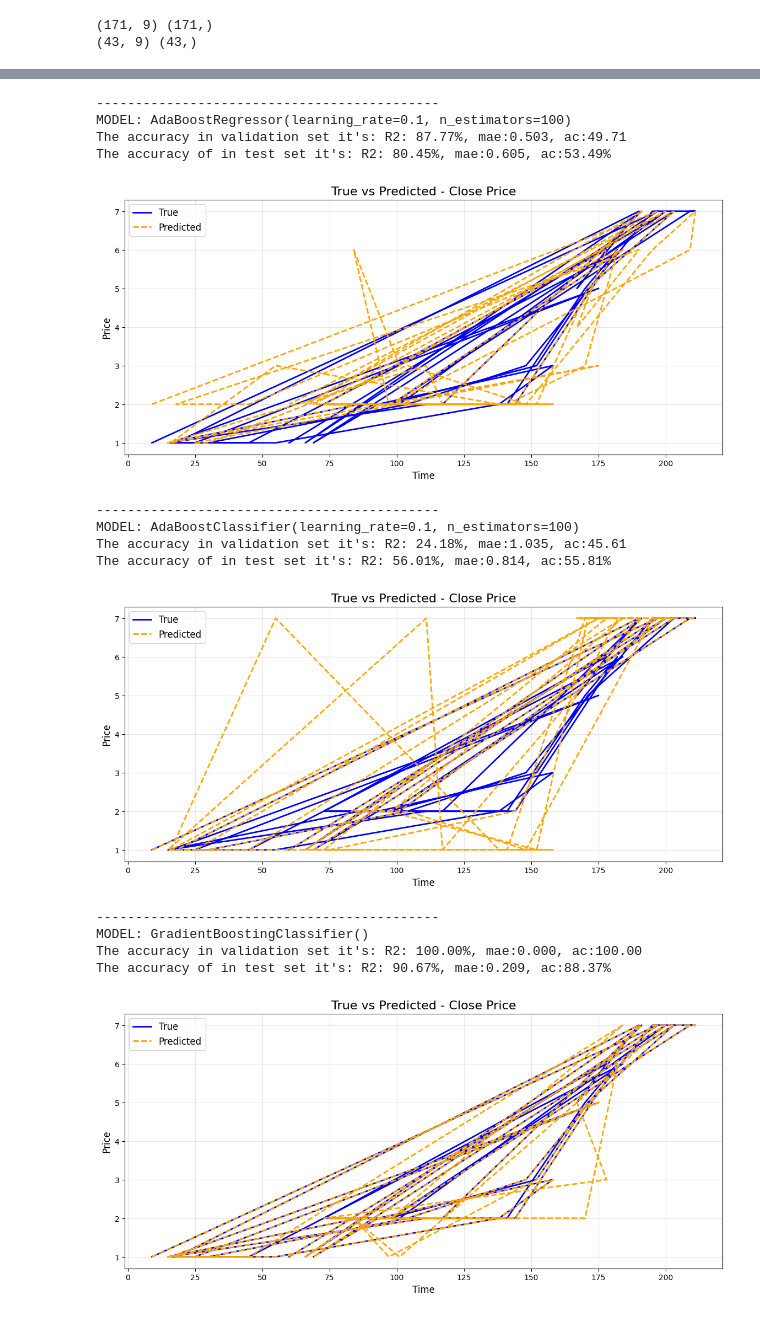
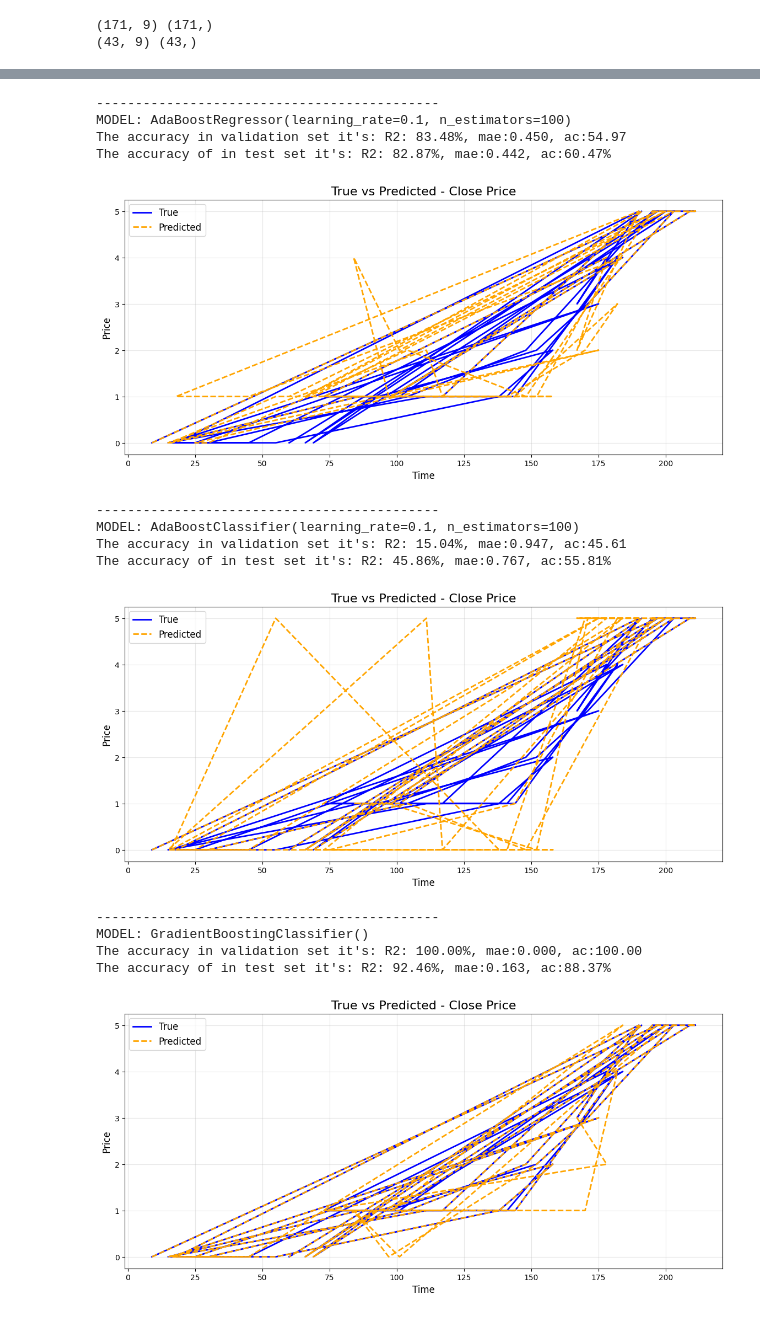
Before and after one commit to tevoshw/machine-learning, a Jupyter notebook: src/projects/project 18 (glass types)/eda_model.ipynb, the cells around one changed output, grey strips where cells are left out. Saved outputs shown, nothing was run; the diff lists cells and outputs as text; code cells hidden in the pictures.

Commit message:
add XGBoost and LightGBM models, and add a logic to get the better model

```diff
--- a/src/projects/project 18 (glass types)/eda_model.ipynb
+++ b/src/projects/project 18 (glass types)/eda_model.ipynb
@@ -73,6 +73,12 @@ dtype: float64
 X = df.drop('Type', axis = 1)
 y = df['Type']
 
+from sklearn.preprocessing import LabelEncoder
+
+encoder = LabelEncoder()
+y = encoder.fit_transform(y)
+y = pd.Series(y)
+
 print(X,y )
 # %% [output]
           RI     Na    Mg    Al     Si     K    Ca    Ba   Fe
@@ -116,13 +122,24 @@ df.describe()
 # %%
 from sklearn.preprocessing import StandardScaler
 from sklearn.ensemble import AdaBoostRegressor, AdaBoostClassifier, GradientBoostingClassifier, GradientBoostingRegressor
+from xgboost import XGBClassifier, XGBRegressor
+from lightgbm import LGBMClassifier, LGBMRegressor
 from sklearn.pipeline import Pipeline
 from sklearn.metrics import r2_score, mean_absolute_error, accuracy_score
+from sklearn import set_config
 import matplotlib.pyplot as plt
 import numpy as np
 
-models = [AdaBoostRegressor(n_estimators = 100, learning_rate = 0.1), AdaBoostClassifier(n_estimators = 100, learning_rate = 0.1), GradientBoostingClassifier(n_estimators = 100, learning_rate = 0.1), GradientBoostingRegressor(n_estimators = 100, learning_rate = 0.1)]
+set_config(transform_output="pandas")
+
+models = [AdaBoostRegressor(n_estimators = 100, learning_rate = 0.1), AdaBoostClassifier(n_estimators = 100, learning_rate = 0.1),
+ GradientBoostingClassifier(n_estimators = 100, learning_rate = 0.1), GradientBoostingRegressor(n_estimators = 100, learning_rate = 0.1),
+ XGBClassifier(n_estimators = 100, learning_rate = 0.1), XGBRegressor(n_estimators = 100, learning_rate = 0.1),
+ LGBMClassifier(n_estimators = 100, learning_rate = 0.1), LGBMRegressor(n_estimators = 100, learning_rate = 0.1)
+]
 # %%
+accuracys = []
+
 for model in models:
         print('--------------------------------------------')
         print(f"MODEL: {model}")
@@ -138,45 +155,49 @@ for model in models:
 
         # SEE THE ACCURACY OF THE TRAIN
         y_preds_train = pipe.predict(X_train)
         y_preds_train = np.round(y_preds_train).astype(int)
         r2 = r2_score(y_train, y_preds_train)
         mae = mean_absolute_error(y_train, y_preds_train)
         ac_score = accuracy_score(y_preds_train, y_train)
         print(F"The accuracy in validation set it's: R2: {r2*100:.2f}%, mae:{mae:.3f}, ac:{ac_score*100:.2f}")
 
 
         # SEE THE ACCURACY OF THE TEST
         y_preds_test = pipe.predict(X_test)
         y_preds_test = np.round(y_preds_test).astype(int)
         r2 = r2_score(y_test, y_preds_test)
         mae = mean_absolute_error(y_test, y_preds_test)
         ac_score = accuracy_score(y_preds_test, y_test)
         print(F"The accuracy of in test set it's: R2: {r2*100:.2f}%, mae:{mae:.3f}, ac:{ac_score*100:.2f}%")
+        accuracys.append(ac_score)
 
         plt.figure(figsize=(14,6))
         plt.plot(y_test.index, y_test.values, label='True', color='blue', linewidth=2)
         plt.plot(y_test.index, y_preds_test, label='Predicted', color='orange', linestyle='--', linewidth=2)
         plt.title("True vs Predicted - Close Price", fontsize=16)
         plt.xlabel("Time", fontsize=12)
         plt.ylabel("Price", fontsize=12)
         plt.grid(True, alpha=0.3)
         plt.legend(fontsize=12)
         plt.show()
+
+
+print(f"\n\n\n\n\n O melhor modelo baseado no 'accuracy_score' foi o: {models[accuracys.index(max(accuracys))]} com: {max(accuracys)*100:.2f} % de precisão")
 # %% [output]
 --------------------------------------------
 MODEL: AdaBoostRegressor(learning_rate=0.1, n_estimators=100)
-The accuracy in validation set it's: R2: 87.77%, mae:0.503, ac:49.71
-The accuracy of in test set it's: R2: 80.45%, mae:0.605, ac:53.49%
+The accuracy in validation set it's: R2: 83.48%, mae:0.450, ac:54.97
+The accuracy of in test set it's: R2: 82.87%, mae:0.442, ac:60.47%
-[figure, old version]
+[figure, new version]
 --------------------------------------------
 MODEL: AdaBoostClassifier(learning_rate=0.1, n_estimators=100)
-The accuracy in validation set it's: R2: 24.18%, mae:1.035, ac:45.61
-The accuracy of in test set it's: R2: 56.01%, mae:0.814, ac:55.81%
+The accuracy in validation set it's: R2: 15.04%, mae:0.947, ac:45.61
+The accuracy of in test set it's: R2: 45.86%, mae:0.767, ac:55.81%
-[figure, old version]
+[figure, new version]
 --------------------------------------------
 MODEL: GradientBoostingClassifier()
 The accuracy in validation set it's: R2: 100.00%, mae:0.000, ac:100.00
-The accuracy of in test set it's: R2: 90.67%, mae:0.209, ac:88.37%
+The accuracy of in test set it's: R2: 92.46%, mae:0.163, ac:88.37%
-[figure, old version]
+[figure, new version]
 --------------------------------------------
 MODEL: GradientBoostingRegressor()
```
Also changed, not shown: parts of 2 cells of this notebook.
